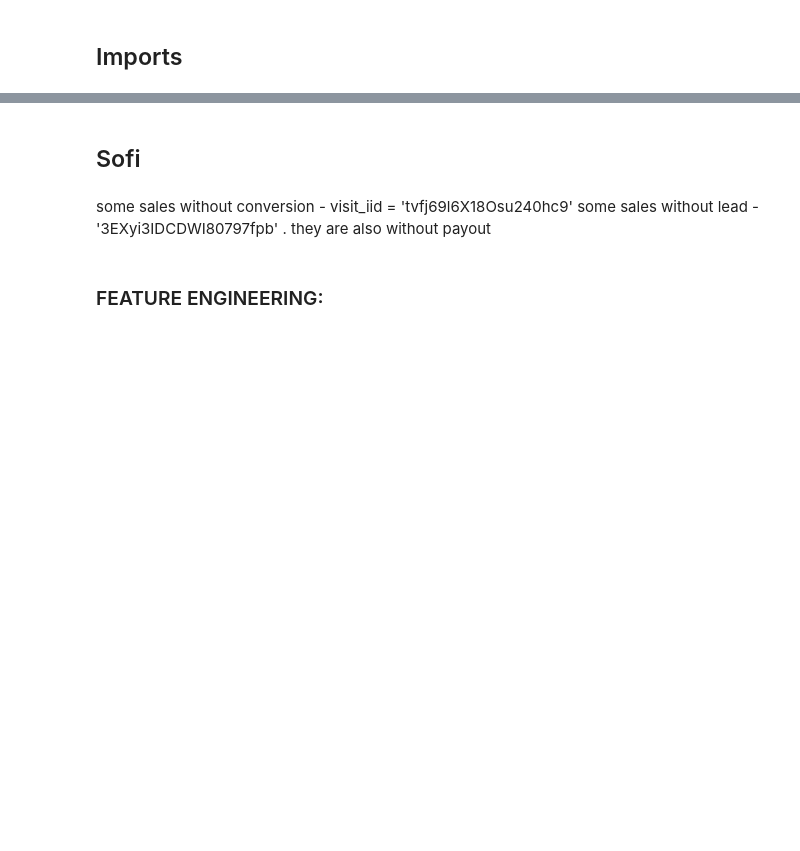
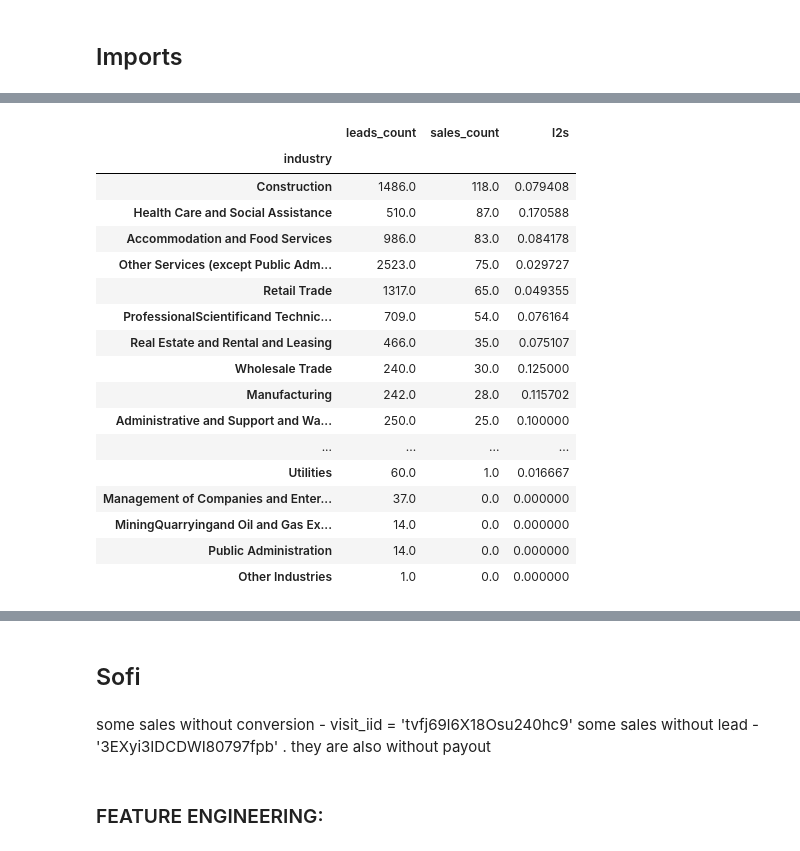
Before and after one commit to omribouch/enrichment, a Jupyter notebook: enrich_notebook.ipynb, the cells around one changed output, grey strips where cells are left out. Cells and saved outputs as stored; diff of their text form; code cells hidden in the pictures; blank space fills up the shorter version.

```diff
--- a/enrich_notebook.ipynb
+++ b/enrich_notebook.ipynb
@@ -26,0 +233,2 @@ from sklearn.pipeline import Pipeline  # Use standard sklearn Pipeline instead
+# %%
+ni_df_biz_enrich = df_biz_enrich[(df_biz_enrich['company'] == 'ni')& (df_biz_enrich['leads_count']>=1)].copy()
@@ -26,0 +252,23 @@ from sklearn.pipeline import Pipeline  # Use standard sklearn Pipeline instead
+# %%
+x = ni_df_biz_enrich.groupby('industry').agg({'leads_count': 'sum', 'sales_count': 'sum'}).sort_values(by='leads_count', ascending=False)
+x['l2s'] = x['sales_count'] / x['leads_count']
+x.sort_values(by='sales_count', ascending=False)
+# %% [output]
+|  | leads_count | sales_count | l2s |
+| industry |  |  |  |
+| Construction | 1486.0 | 118.0 | 0.079408 |
+| Health Care and Social Assistance | 510.0 | 87.0 | 0.170588 |
+| Accommodation and Food Services | 986.0 | 83.0 | 0.084178 |
+| Other Services (except Public Adm... | 2523.0 | 75.0 | 0.029727 |
+| Retail Trade | 1317.0 | 65.0 | 0.049355 |
+| ProfessionalScientificand Technic... | 709.0 | 54.0 | 0.076164 |
+| Real Estate and Rental and Leasing | 466.0 | 35.0 | 0.075107 |
+| Wholesale Trade | 240.0 | 30.0 | 0.125000 |
+| Manufacturing | 242.0 | 28.0 | 0.115702 |
+| Administrative and Support and Wa... | 250.0 | 25.0 | 0.100000 |
+| ... | ... | ... | ... |
+| Utilities | 60.0 | 1.0 | 0.016667 |
+| Management of Companies and Enter... | 37.0 | 0.0 | 0.000000 |
+| MiningQuarryingand Oil and Gas Ex... | 14.0 | 0.0 | 0.000000 |
+| Public Administration | 14.0 | 0.0 | 0.000000 |
+| Other Industries | 1.0 | 0.0 | 0.000000 |
```
Also changed, not shown: parts of 8 cells of this notebook, 7 other files.
